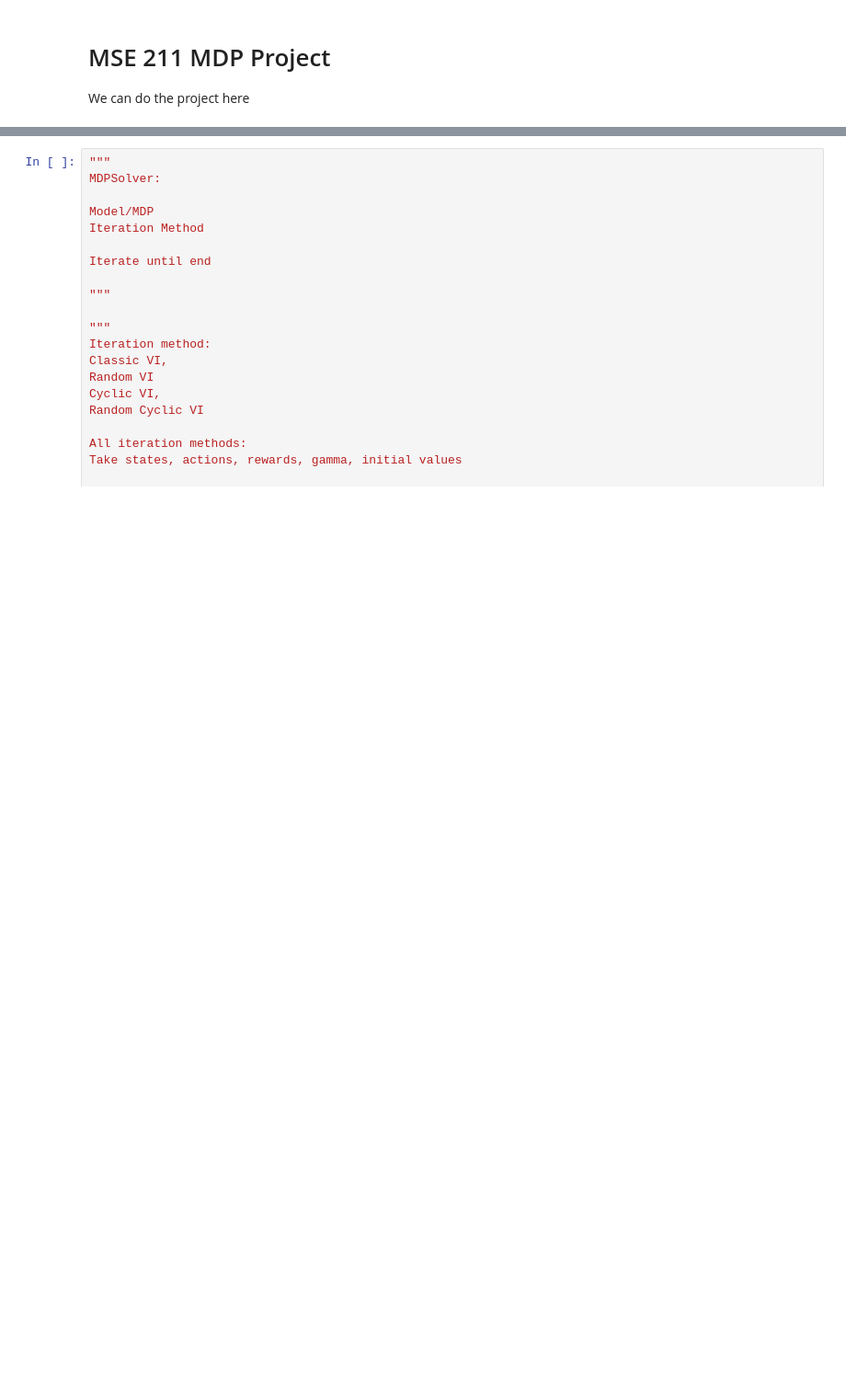
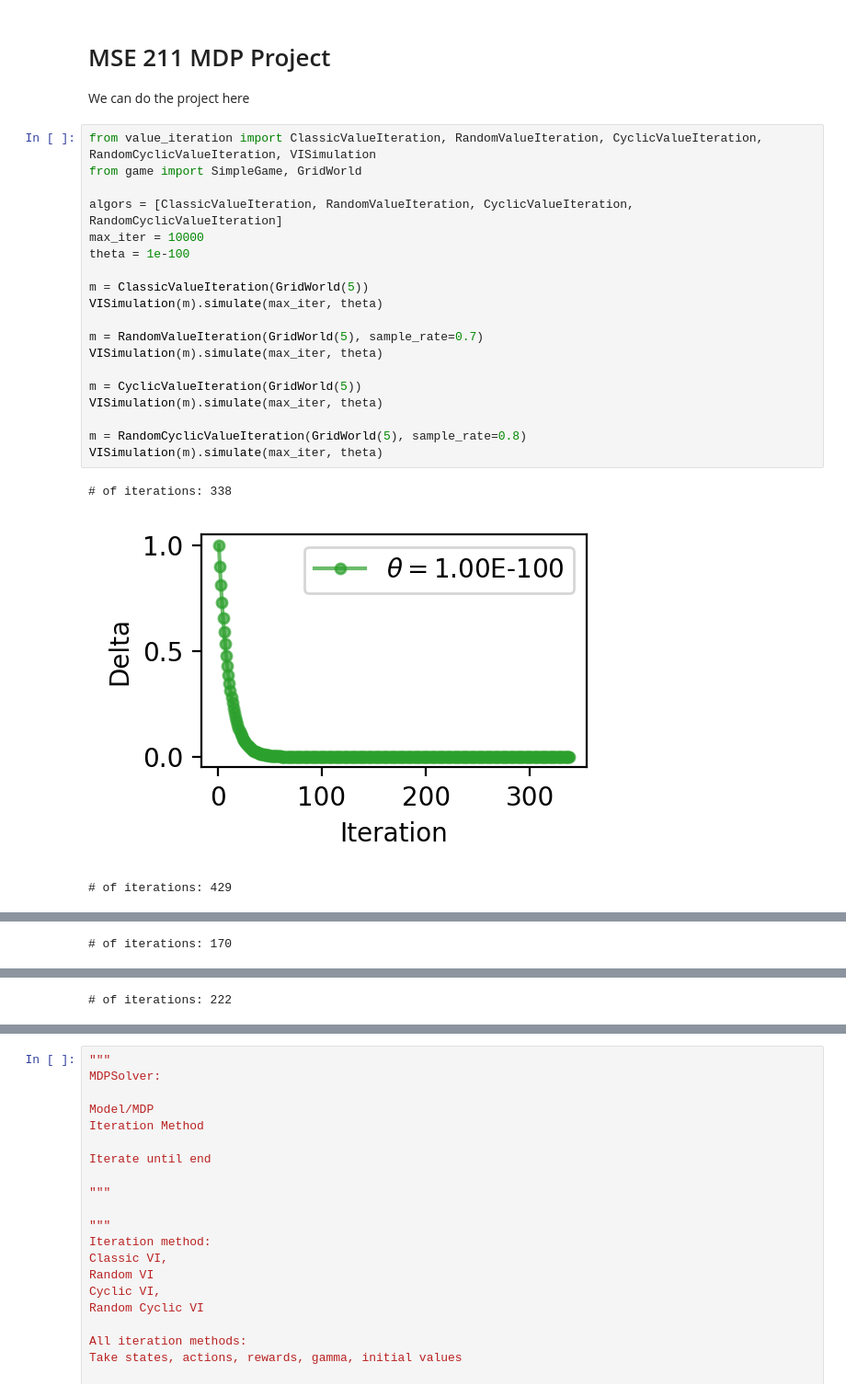
Before and after one commit to JordanTroutman/mse_211_project, a Jupyter notebook: Project.ipynb, the cells around one changed output, grey strips where cells are left out. Shown at 92% size. Cells and saved outputs as stored; diff of their text form; blank space fills up the shorter version.

Commit message:
compare 2 impl using GridWorld

```diff
--- a/Project.ipynb
+++ b/Project.ipynb
@@ -2,3 +2,26 @@
 # MSE 211 MDP Project
 
 We can do the project here
+# %%
+from value_iteration import ClassicValueIteration, RandomValueIteration, CyclicValueIteration, RandomCyclicValueIteration, VISimulation
+from game import SimpleGame, GridWorld
+
+algors = [ClassicValueIteration, RandomValueIteration, CyclicValueIteration, RandomCyclicValueIteration]
+max_iter = 10000
+theta = 1e-100
+
+m = ClassicValueIteration(GridWorld(5))
+VISimulation(m).simulate(max_iter, theta)
+
+m = RandomValueIteration(GridWorld(5), sample_rate=0.7)
+VISimulation(m).simulate(max_iter, theta)
+
+m = CyclicValueIteration(GridWorld(5))
+VISimulation(m).simulate(max_iter, theta)
+
+m = RandomCyclicValueIteration(GridWorld(5), sample_rate=0.8)
+VISimulation(m).simulate(max_iter, theta)
+# %% [output]
+# of iterations: 338
+[figure, added]
+# of iterations: 429
@@ -4,0 +29 @@ We can do the project here
+# of iterations: 170
@@ -4,0 +31 @@ We can do the project here
+# of iterations: 222
```
Also changed, not shown: parts of 4 cells of this notebook, 3 other files.
